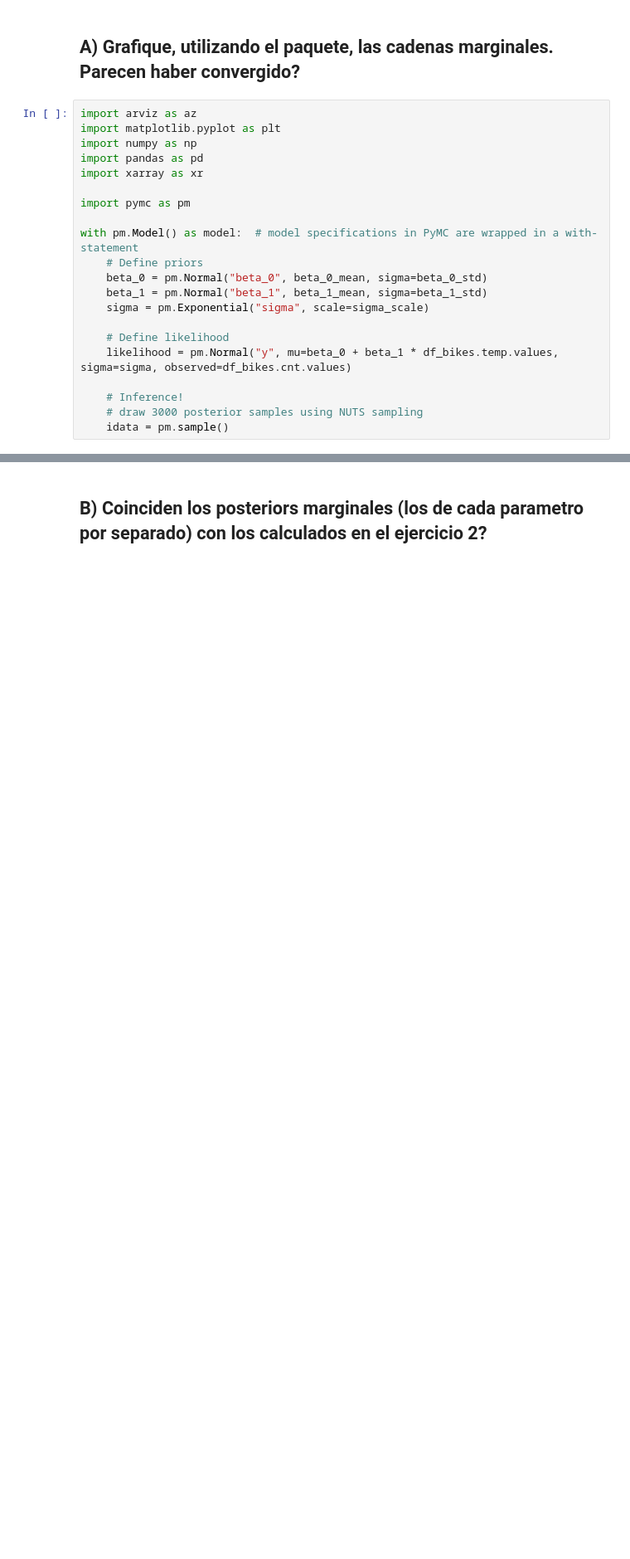
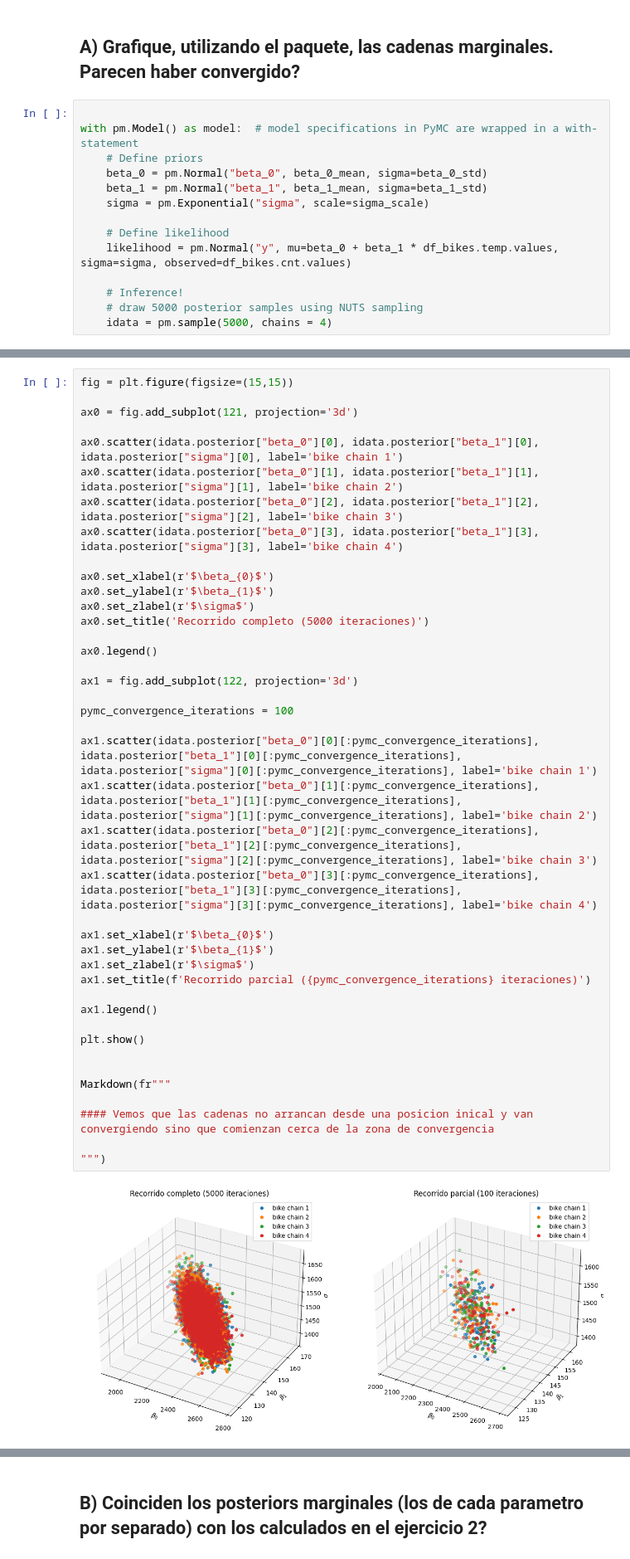
Before and after one commit to MatiMoran/EstimacionBayesiana, a Jupyter notebook: entregables/2/entrega_2.ipynb, the cells around one changed output, grey strips where cells are left out. Shown at 83% size. Drawn from its saved outputs; the diff is of its cells as text; blank space fills up the shorter version.

```diff
--- a/entregables/2/entrega_2.ipynb
+++ b/entregables/2/entrega_2.ipynb
@@ -717,13 +514,6 @@ lineal utilizando brms o un paquete similar.
 
 ## A) Grafique, utilizando el paquete, las cadenas marginales. Parecen haber convergido?
 # %%
-import arviz as az
-import matplotlib.pyplot as plt
-import numpy as np
-import pandas as pd
-import xarray as xr
-
-import pymc as pm
 
 with pm.Model() as model:  # model specifications in PyMC are wrapped in a with-statement
     # Define priors
@@ -735,6 +525,6 @@ with pm.Model() as model:  # model specifications in PyMC are wrapped in a with-
     likelihood = pm.Normal("y", mu=beta_0 + beta_1 * df_bikes.temp.values, sigma=sigma, observed=df_bikes.cnt.values)
 
     # Inference!
-    # draw 3000 posterior samples using NUTS sampling
-    idata = pm.sample()
+    # draw 5000 posterior samples using NUTS sampling
+    idata = pm.sample(5000, chains = 4)
 # %% [output]
@@ -751,0 +557,43 @@ INFO:pymc.stats.convergence:We recommend running at least 4 chains for robust co
+# %%
+fig = plt.figure(figsize=(15,15))
+
+ax0 = fig.add_subplot(121, projection='3d')
+
+ax0.scatter(idata.posterior["beta_0"][0], idata.posterior["beta_1"][0], idata.posterior["sigma"][0], label='bike chain 1')
+ax0.scatter(idata.posterior["beta_0"][1], idata.posterior["beta_1"][1], idata.posterior["sigma"][1], label='bike chain 2')
+ax0.scatter(idata.posterior["beta_0"][2], idata.posterior["beta_1"][2], idata.posterior["sigma"][2], label='bike chain 3')
+ax0.scatter(idata.posterior["beta_0"][3], idata.posterior["beta_1"][3], idata.posterior["sigma"][3], label='bike chain 4')
+
+ax0.set_xlabel(r'$\beta_{0}$')
+ax0.set_ylabel(r'$\beta_{1}$')
+ax0.set_zlabel(r'$\sigma$')
+ax0.set_title('Recorrido completo (5000 iteraciones)')
+
+ax0.legend()
+
+ax1 = fig.add_subplot(122, projection='3d')
+
+pymc_convergence_iterations = 100
+
+ax1.scatter(idata.posterior["beta_0"][0][:pymc_convergence_iterations], idata.posterior["beta_1"][0][:pymc_convergence_iterations], idata.posterior["sigma"][0][:pymc_convergence_iterations], label='bike chain 1')
+ax1.scatter(idata.posterior["beta_0"][1][:pymc_convergence_iterations], idata.posterior["beta_1"][1][:pymc_convergence_iterations], idata.posterior["sigma"][1][:pymc_convergence_iterations], label='bike chain 2')
+ax1.scatter(idata.posterior["beta_0"][2][:pymc_convergence_iterations], idata.posterior["beta_1"][2][:pymc_convergence_iterations], idata.posterior["sigma"][2][:pymc_convergence_iterations], label='bike chain 3')
+ax1.scatter(idata.posterior["beta_0"][3][:pymc_convergence_iterations], idata.posterior["beta_1"][3][:pymc_convergence_iterations], idata.posterior["sigma"][3][:pymc_convergence_iterations], label='bike chain 4')
+
+ax1.set_xlabel(r'$\beta_{0}$')
+ax1.set_ylabel(r'$\beta_{1}$')
+ax1.set_zlabel(r'$\sigma$')
+ax1.set_title(f'Recorrido parcial ({pymc_convergence_iterations} iteraciones)')
+
+ax1.legend()
+
+plt.show()
+
+
+Markdown(fr"""
+
+#### Vemos que las cadenas no arrancan desde una posicion inical y van convergiendo sino que comienzan cerca de la zona de convergencia
+
+""")
+# %% [output]
+[figure, added]
```
Also changed, not shown: parts of 29 cells of this notebook, 3 other files.
